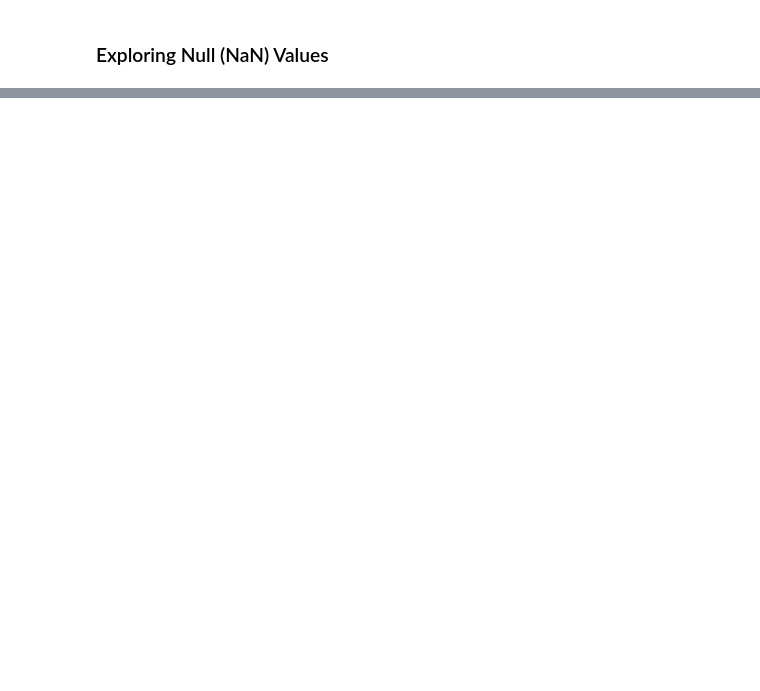
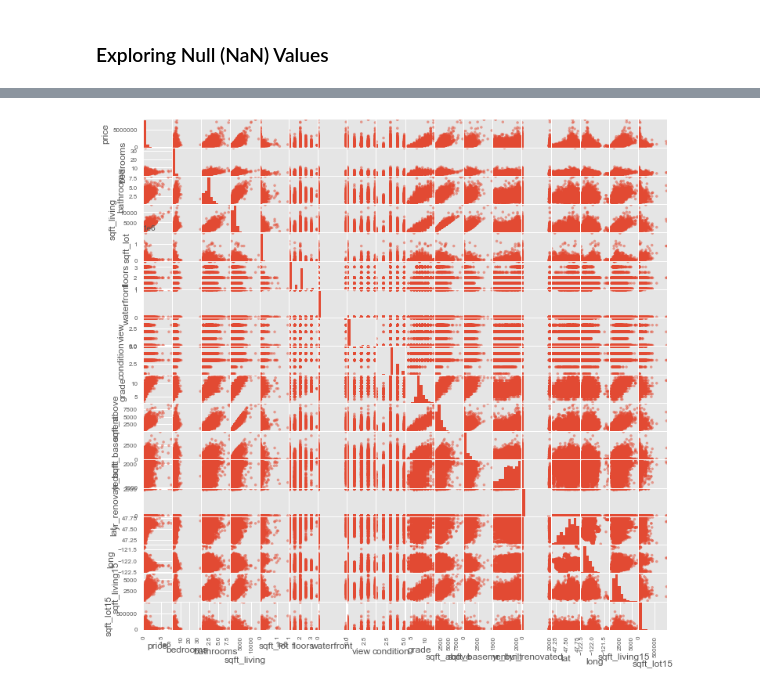
Before and after one commit to gt1719/kc_house_data_analysis-, a Jupyter notebook: kc_house_data_analysis .ipynb, the cells around one changed output, grey strips where cells are left out. Drawn from its saved outputs; the diff is of its cells as text; code cells hidden in the pictures; blank space fills up the shorter version.

```diff
--- a/kc_house_data_analysis .ipynb
+++ b/kc_house_data_analysis .ipynb
@@ -248,0 +329,9 @@ sns.histplot(kc_df["price"], kde=True)
+# %%
+pd.options.display.max_columns = 999
+
+numeric_vars = ['price','bedrooms', 'bathrooms', 'sqft_living', 'sqft_lot', 'floors', 'waterfront', 'view', 'condition',
+                'grade', 'sqft_above', 'sqft_basement', 'yr_built', 'yr_renovated', 'lat', 'long', 'sqft_living15',
+                'sqft_lot15']
+# %%
+kc_df_preprocessed= kc_df.loc[:, numeric_vars]
+kc_df_preprocessed.head()
@@ -248,0 +345,4 @@ sns.histplot(kc_df["price"], kde=True)
+# %%
+pd.plotting.scatter_matrix(kc_df_preprocessed, figsize=[12, 12]);
+# %% [output]
+[figure, added]
```
Also changed, not shown: parts of 66 cells of this notebook, 4 other files.
